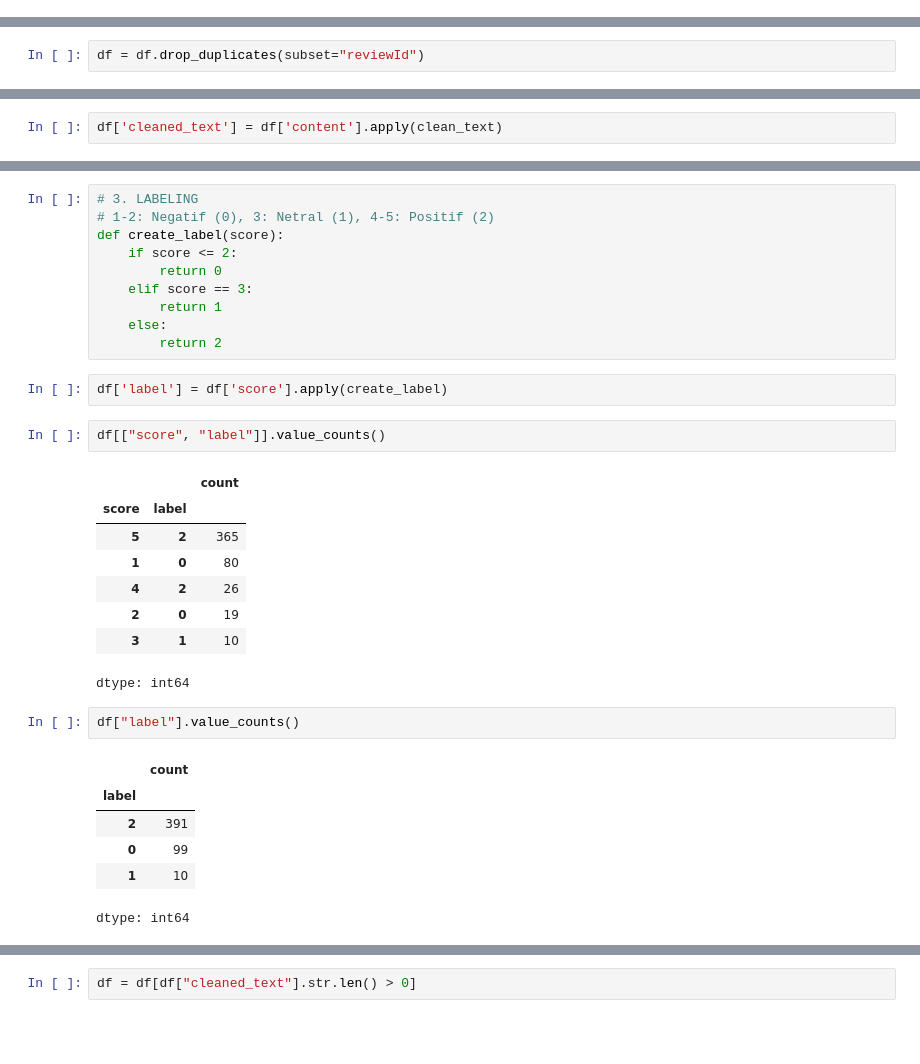
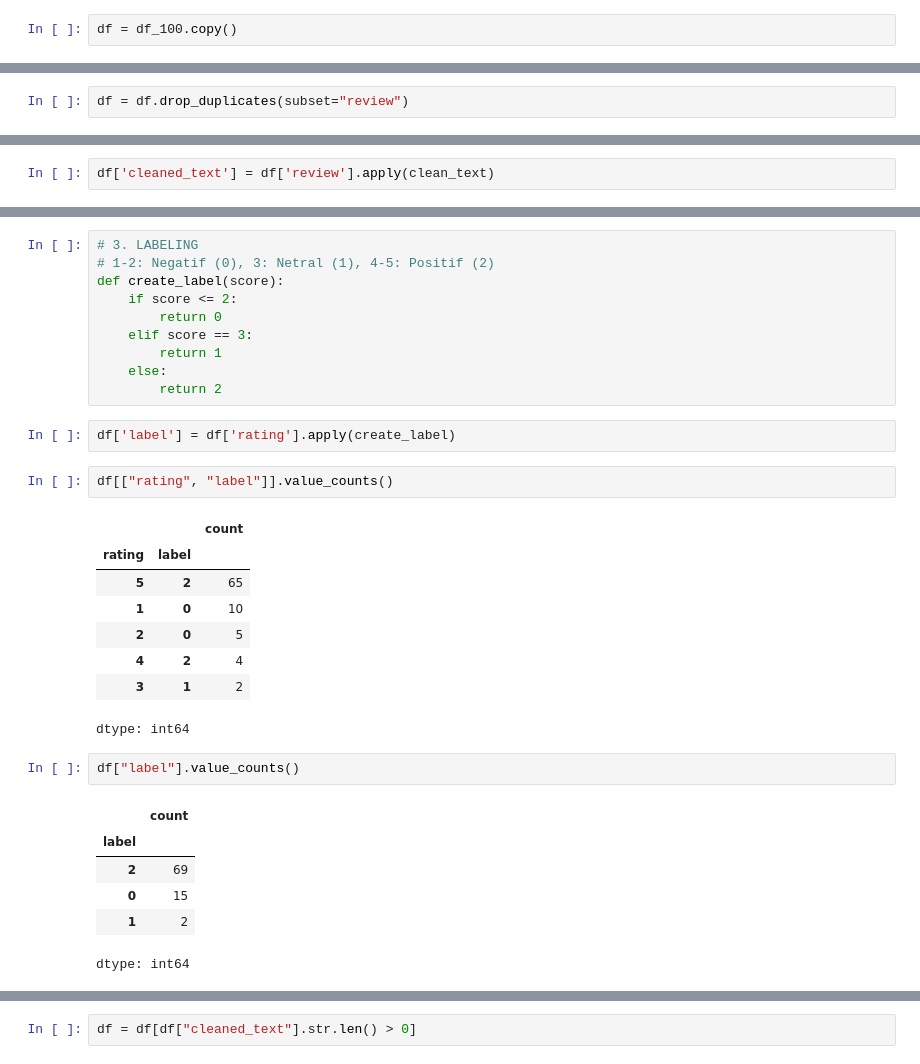
Before and after one commit to mukhairatil/sentiment-analysis-indoroberta, a Jupyter notebook: tes_penelitian.ipynb, the cells around one changed output, grey strips where cells are left out. Saved outputs shown, nothing was run; the diff lists cells and outputs as text; blank space fills up the shorter version.

```diff
--- a/tes_penelitian.ipynb
+++ b/tes_penelitian.ipynb
@@ -74,3 +74,5 @@ df_100.to_csv("brimo_100_desember.csv", index=False)
 !ls
 # %% [output]
 brimo_100_desember.csv  sample_data
+# %%
+df = df_100.copy()
@@ -101,5 +96,5 @@ Index(['reviewId', 'userName', 'userImage', 'content', 'score',
 # %%
-df = df.drop_duplicates(subset="reviewId")
+df = df.drop_duplicates(subset="review")
 # %%
 import re
 def clean_text(text):
@@ -115,5 +110,5 @@ def clean_text(text):
         text = re.sub(r'\b' + word + r'\b', replacement, text)
     return text.strip()
 # %%
-df['cleaned_text'] = df['content'].apply(clean_text)
+df['cleaned_text'] = df['review'].apply(clean_text)
 # %%
@@ -136,26 +131,26 @@ def create_label(score):
     else:
         return 2
 # %%
-df['label'] = df['score'].apply(create_label)
+df['label'] = df['rating'].apply(create_label)
 # %%
-df[["score", "label"]].value_counts()
+df[["rating", "label"]].value_counts()
 # %% [output]
 |  |  | count |
-| score | label |  |
-| 5 | 2 | 365 |
-| 1 | 0 | 80 |
-| 4 | 2 | 26 |
-| 2 | 0 | 19 |
-| 3 | 1 | 10 |
+| rating | label |  |
+| 5 | 2 | 65 |
+| 1 | 0 | 10 |
+| 2 | 0 | 5 |
+| 4 | 2 | 4 |
+| 3 | 1 | 2 |
 dtype: int64
 # %%
 df["label"].value_counts()
 # %% [output]
 |  | count |
 | label |  |
-| 2 | 391 |
-| 0 | 99 |
-| 1 | 10 |
+| 2 | 69 |
+| 0 | 15 |
+| 1 | 2 |
 dtype: int64
 # %%
 df["text_length"] = df["cleaned_text"].apply(len)
```
Also changed, not shown: parts of 11 cells of this notebook.
